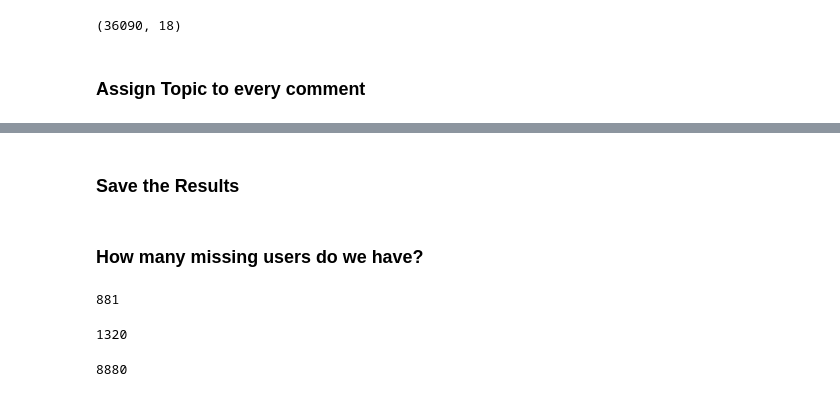
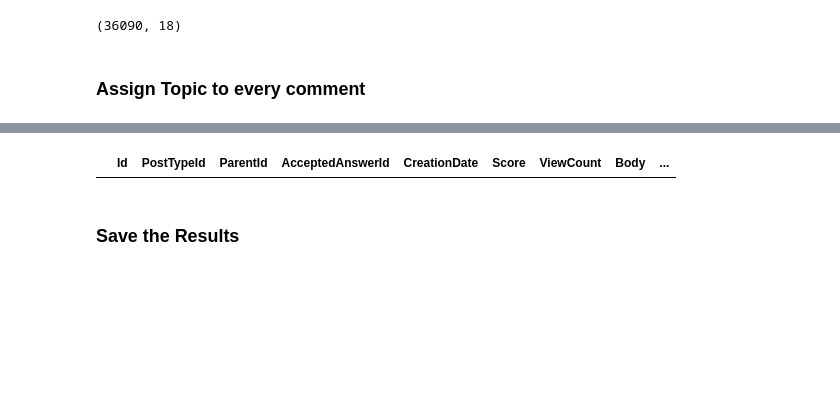
Before and after one commit to pierrehogenhaug/stackexchange_politics, a Jupyter notebook: topic_extraction.ipynb, the cells around one changed output, grey strips where cells are left out. Cells and saved outputs as stored; diff of their text form; code cells hidden in the pictures; blank space fills up the shorter version.

```diff
--- a/topic_extraction.ipynb
+++ b/topic_extraction.ipynb
@@ -509,3 +462,0 @@ def assign_comment_topic(comment):
-# %%
-# Apply the function to each comment
-comments['Topic'] = comments.apply(assign_comment_topic, axis=1)
@@ -528,19 +485,17 @@ comments
+# %%
+all_comments_with_topics.CommentTopic.value_counts().sum()
+
+# Only 50 columns did not have either a corresponding question or answer
+# Let's see which comments it was
+comments_without_question_or_answer = comments[~comments['PostId'].isin(unique_question_ids) & ~comments['PostId'].isin(unique_answer_ids)]
+comments_without_question_or_answer.PostId.unique()
+# %%
+# Printing this we see that the posts do not exist and that's why their comments could not inherit a topic
+posts[posts['Id'].isin(comments_without_question_or_answer.PostId.unique())]
+# %% [output]
+|  | Id | PostTypeId | ParentId | AcceptedAnswerId | CreationDate | Score | ViewCount | Body | ... |
 # %% [markdown]
 ### Save the Results
-# %% [markdown]
-### How many missing users do we have?
-# %%
-len(questions[questions['OwnerUserId'] == -1])
-# %% [output]
-881
-# %%
-len(answers[answers['OwnerUserId'] == -1])
-# %% [output]
-1320
-# %%
-len(comments[comments['UserId']==-1])
-# %% [output]
-8880
 # %%
 # Save the posts dataframe with topic assignments
 #questions.to_pickle('./pickle_dataframes/questions_with_topics.pkl')
```
Also changed, not shown: parts of 14 cells of this notebook.
